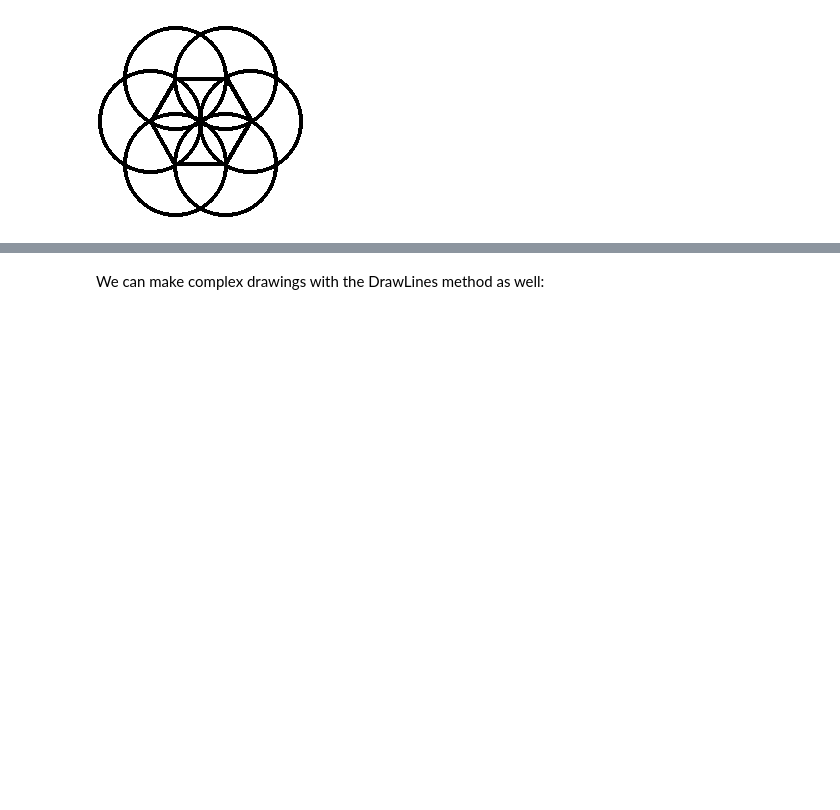
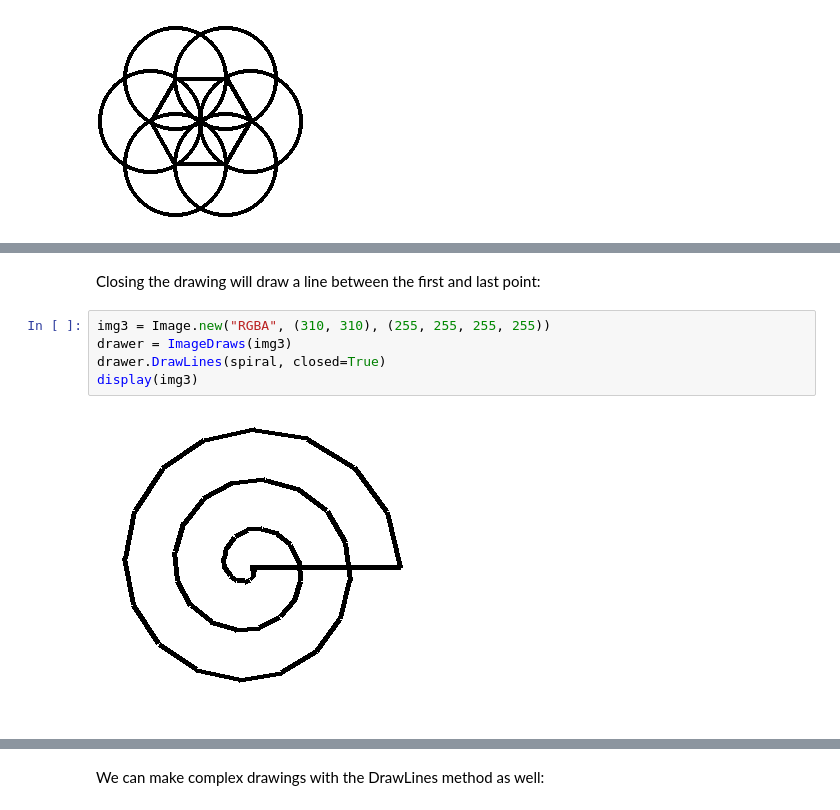
Before and after one commit to Sylvain-Rama/PILes, a Jupyter notebook: docs/PILes - Examples.ipynb, the cells around one changed output, grey strips where cells are left out. Cells and saved outputs as stored; diff of their text form; blank space fills up the shorter version.

```diff
--- a/docs/PILes - Examples.ipynb
+++ b/docs/PILes - Examples.ipynb
@@ -382,0 +409,9 @@ display(img4)
+# %% [markdown]
+Closing the drawing will draw a line between the first and last point:
+# %%
+img3 = Image.new("RGBA", (310, 310), (255, 255, 255, 255))
+drawer = ImageDraws(img3)
+drawer.DrawLines(spiral, closed=True)
+display(img3)
+# %% [output]
+[figure, added]
```
Also changed, not shown: parts of 13 cells of this notebook.
